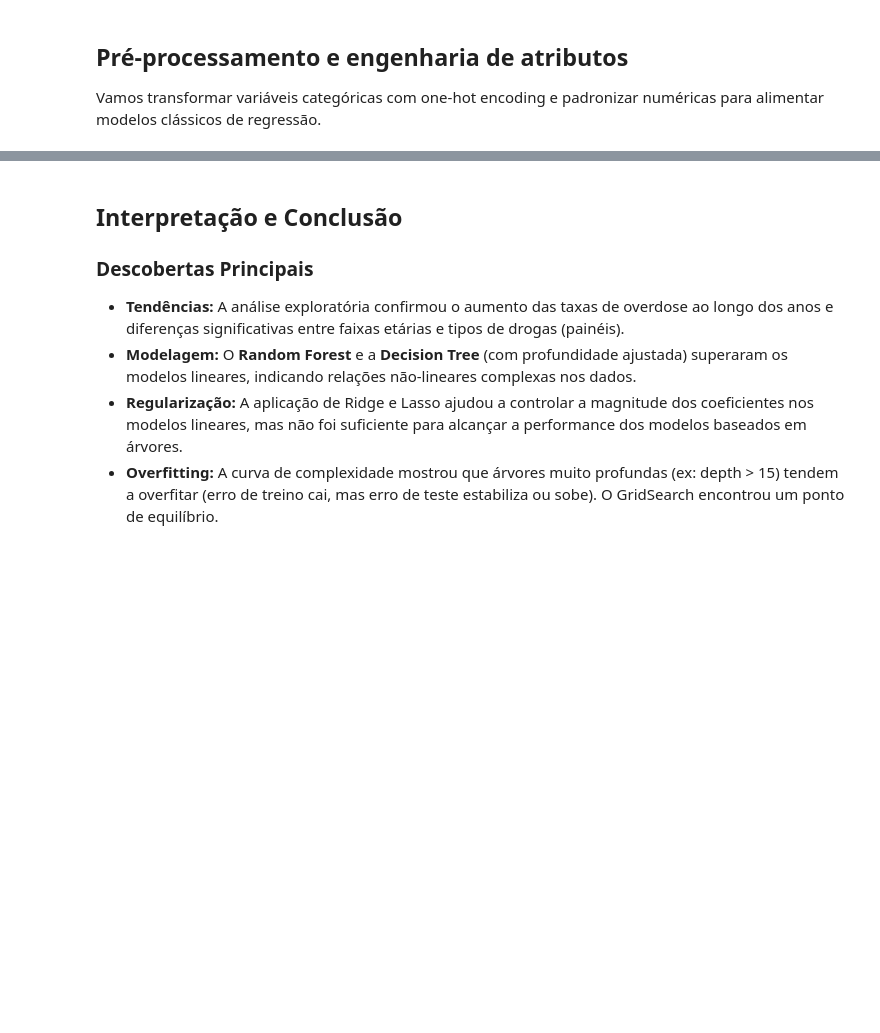
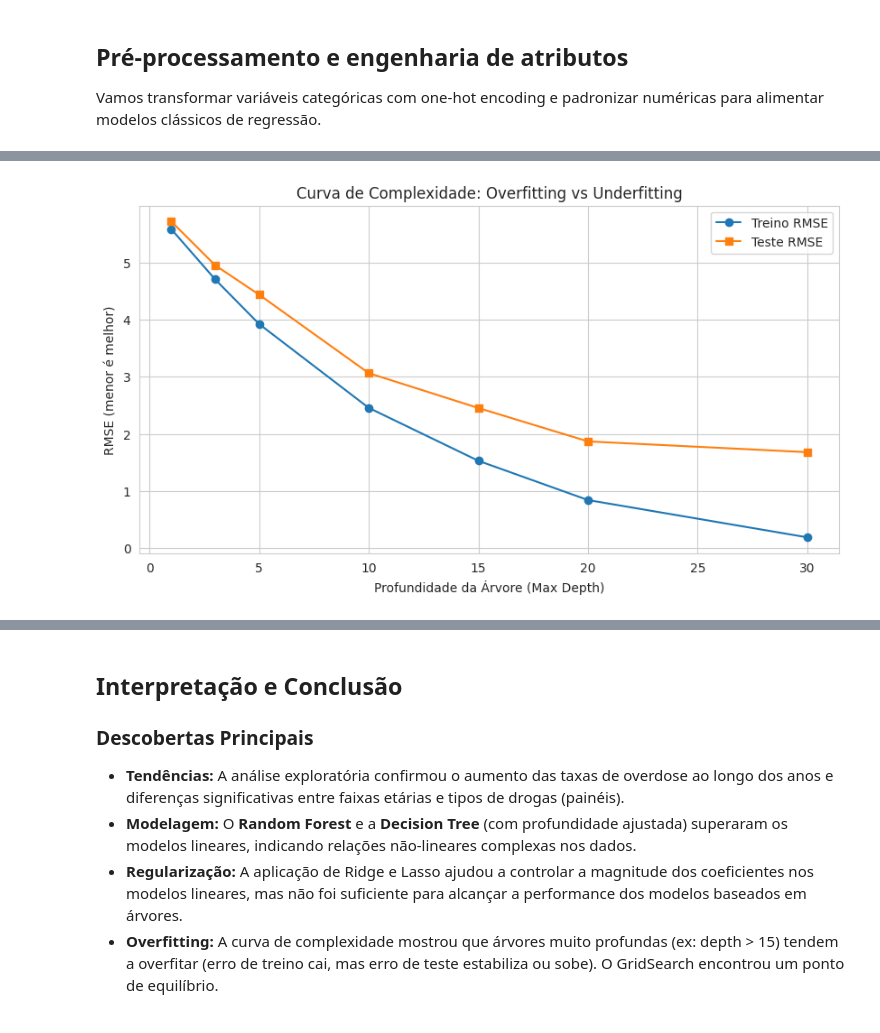
Before and after one commit to joaovcar/Projeto-Machine-Learning, a Jupyter notebook: ml_pipeline.ipynb, the cells around one changed output, grey strips where cells are left out. Drawn from its saved outputs; the diff is of its cells as text; code cells hidden in the pictures; blank space fills up the shorter version.

```diff
--- a/ml_pipeline.ipynb
+++ b/ml_pipeline.ipynb
@@ -13,10 +13,10 @@ from sklearn.tree import DecisionTreeRegressor
 from sklearn.ensemble import RandomForestRegressor
 from sklearn.metrics import mean_absolute_error, mean_squared_error, r2_score
 
-DATA_PATH = Path(r"Drug_overdose_death_rates__by_drug_type__sex__age__race__and_Hispanic_origin__United_States.csv")
-plt.style.use('seaborn-whitegrid')
+#DATA_PATH = Path(r"Drug_overdose_death_rates__by_drug_type__sex__age__race__and_Hispanic_origin__United_States.csv")
+sns.set_style('whitegrid')
 # %%
-df = pd.read_csv(DATA_PATH)
+df = pd.read_csv('https://raw.githubusercontent.com/joaovcar/Projeto-Machine-Learning/refs/heads/main/Drug_overdose_death_rates__by_drug_type__sex__age__race__and_Hispanic_origin__United_States.csv')
 df.columns = [col.strip().lower().replace(' ', '_').replace('/', '_').replace('(', '').replace(')', '') for col in df.columns]
 df['estimate'] = pd.to_numeric(df['estimate'], errors='coerce')
 df['is_flagged'] = df['flag'].notna().astype(int)
@@ -121,7 +142,7 @@ for name, config in models_config.items():
         'best_params': grid.best_params_,
         'cv_rmse_mean': np.sqrt(-grid.best_score_),
         'train_rmse': np.sqrt(mean_squared_error(y_train, best_model.predict(X_train))),
-        'test_rmse': mean_squared_error(y_test, preds, squared=False),
+        'test_rmse': np.sqrt(mean_squared_error(y_test, preds)),
         'test_mae': mean_absolute_error(y_test, preds),
         'test_r2': r2_score(y_test, preds)
     })
@@ -131,24 +164,26 @@ display(results_df.sort_values('test_rmse'))
 # %%
 # Análise de Overfitting: Variação da profundidade da árvore
 depths = [1, 3, 5, 10, 15, 20, 30]
 train_scores = []
 test_scores = []
 
 for d in depths:
     model = DecisionTreeRegressor(max_depth=d, random_state=42)
     pipe = Pipeline(steps=[('preprocess', preprocessor), ('model', model)])
     pipe.fit(X_train, y_train)
 
-    train_scores.append(mean_squared_error(y_train, pipe.predict(X_train), squared=False))
-    test_scores.append(mean_squared_error(y_test, pipe.predict(X_test), squared=False))
+    train_scores.append(np.sqrt(mean_squared_error(y_train, pipe.predict(X_train))))
+    test_scores.append(np.sqrt(mean_squared_error(y_test, pipe.predict(X_test))))
 
 plt.figure(figsize=(10, 5))
 plt.plot(depths, train_scores, marker='o', label='Treino RMSE')
 plt.plot(depths, test_scores, marker='s', label='Teste RMSE')
 plt.xlabel('Profundidade da Árvore (Max Depth)')
 plt.ylabel('RMSE (menor é melhor)')
 plt.title('Curva de Complexidade: Overfitting vs Underfitting')
 plt.legend()
 plt.grid(True)
 plt.show()
+# %% [output]
+[figure, added]
 # %%
```
Also changed, not shown: parts of 4 cells of this notebook.
